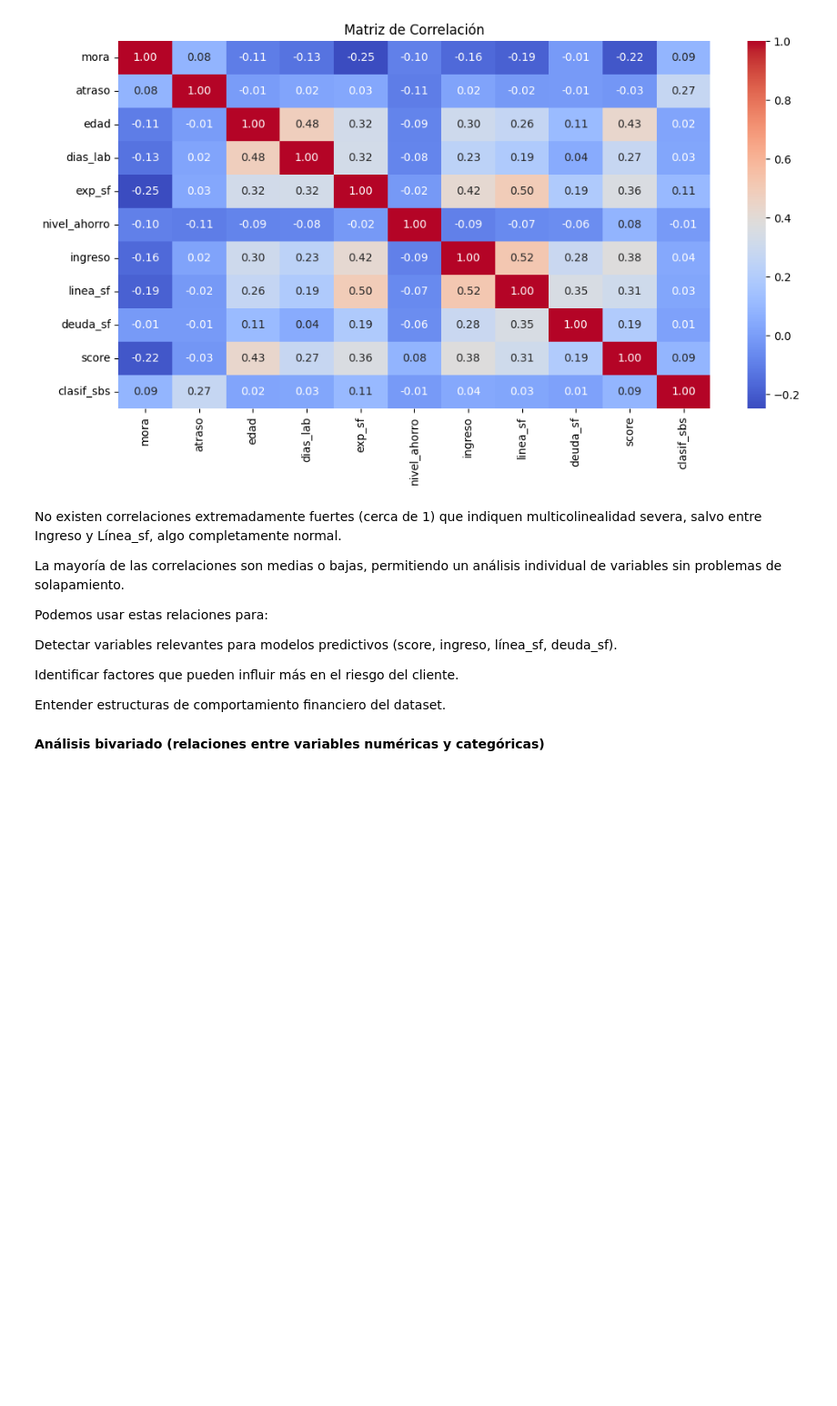
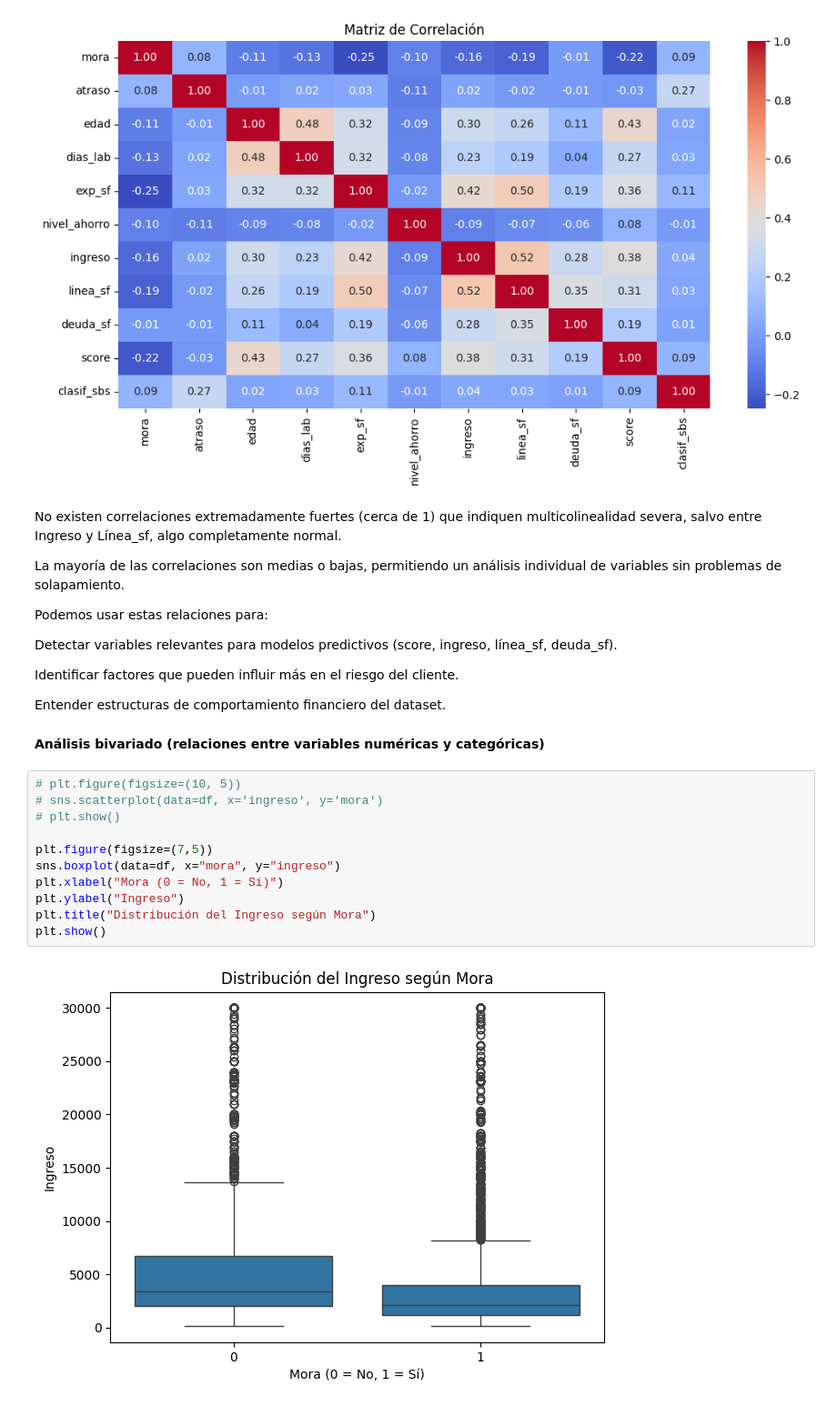
Before and after one commit to e46537303-ui/Finanzas-Proyecto1, a Jupyter notebook: Análisis_de_Riesgo_Crediticio_en_el_Sector_Financiero.ipynb, the cells around one changed output. Shown at 91% size. Saved outputs shown, nothing was run; the diff lists cells and outputs as text; blank space fills up the shorter version.

```diff
--- a/Análisis_de_Riesgo_Crediticio_en_el_Sector_Financiero.ipynb
+++ b/Análisis_de_Riesgo_Crediticio_en_el_Sector_Financiero.ipynb
@@ -372,3 +372,16 @@ Identificar factores que pueden influir más en el riesgo del cliente.
 Entender estructuras de comportamiento financiero del dataset.
 # %% [markdown]
 **Análisis bivariado (relaciones entre variables numéricas y categóricas)**
+# %%
+# plt.figure(figsize=(10, 5))
+# sns.scatterplot(data=df, x='ingreso', y='mora')
+# plt.show()
+
+plt.figure(figsize=(7,5))
+sns.boxplot(data=df, x="mora", y="ingreso")
+plt.xlabel("Mora (0 = No, 1 = Sí)")
+plt.ylabel("Ingreso")
+plt.title("Distribución del Ingreso según Mora")
+plt.show()
+# %% [output]
+[figure, added]
```
Also changed, not shown: parts of 11 cells of this notebook.
